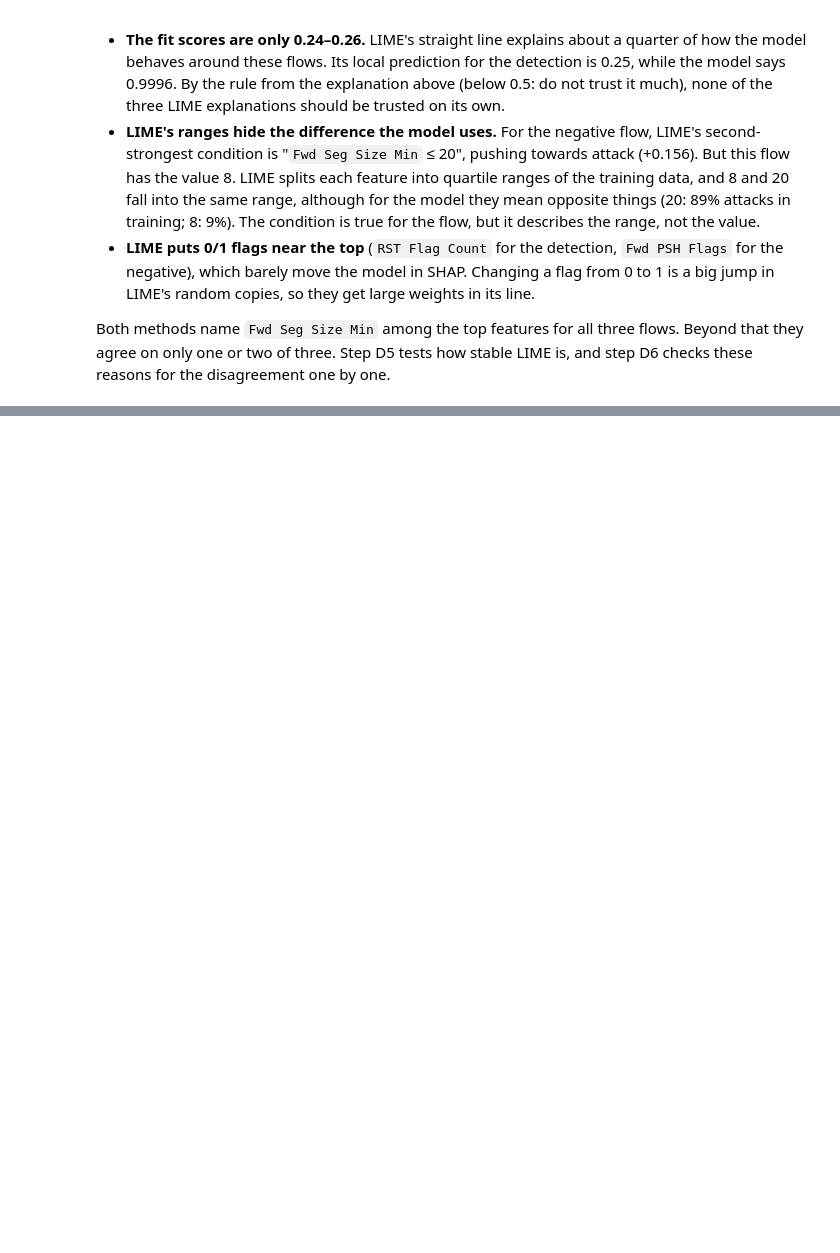
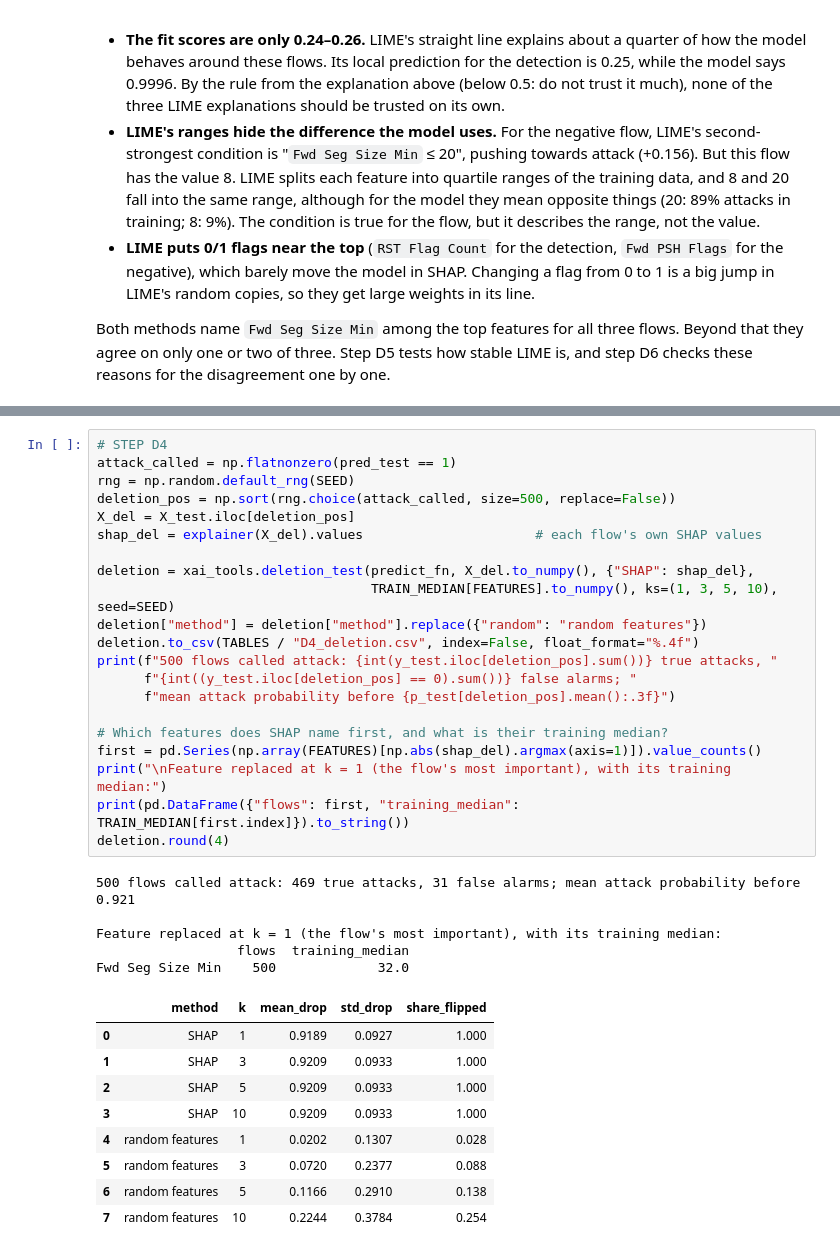
Before and after one commit to steve-nt/AI-for-Cybersecurity-Final-Mini-Project, a Jupyter notebook: parts/30_explanation.ipynb, the cells around one changed output, grey strips where cells are left out. Cells and saved outputs as stored; diff of their text form; blank space fills up the shorter version.

```diff
--- a/parts/30_explanation.ipynb
+++ b/parts/30_explanation.ipynb
@@ -435,0 +452,36 @@ disagreement one by one.
+# %%
+# STEP D4
+attack_called = np.flatnonzero(pred_test == 1)
+rng = np.random.default_rng(SEED)
+deletion_pos = np.sort(rng.choice(attack_called, size=500, replace=False))
+X_del = X_test.iloc[deletion_pos]
+shap_del = explainer(X_del).values                      # each flow's own SHAP values
+
+deletion = xai_tools.deletion_test(predict_fn, X_del.to_numpy(), {"SHAP": shap_del},
+                                   TRAIN_MEDIAN[FEATURES].to_numpy(), ks=(1, 3, 5, 10), seed=SEED)
+deletion["method"] = deletion["method"].replace({"random": "random features"})
+deletion.to_csv(TABLES / "D4_deletion.csv", index=False, float_format="%.4f")
+print(f"500 flows called attack: {int(y_test.iloc[deletion_pos].sum())} true attacks, "
+      f"{int((y_test.iloc[deletion_pos] == 0).sum())} false alarms; "
+      f"mean attack probability before {p_test[deletion_pos].mean():.3f}")
+
+# Which features does SHAP name first, and what is their training median?
+first = pd.Series(np.array(FEATURES)[np.abs(shap_del).argmax(axis=1)]).value_counts()
+print("\nFeature replaced at k = 1 (the flow's most important), with its training median:")
+print(pd.DataFrame({"flows": first, "training_median": TRAIN_MEDIAN[first.index]}).to_string())
+deletion.round(4)
+# %% [output]
+500 flows called attack: 469 true attacks, 31 false alarms; mean attack probability before 0.921
+
+Feature replaced at k = 1 (the flow's most important), with its training median:
+                  flows  training_median
+Fwd Seg Size Min    500             32.0
+|  | method | k | mean_drop | std_drop | share_flipped |
+| 0 | SHAP | 1 | 0.9189 | 0.0927 | 1.000 |
+| 1 | SHAP | 3 | 0.9209 | 0.0933 | 1.000 |
+| 2 | SHAP | 5 | 0.9209 | 0.0933 | 1.000 |
+| 3 | SHAP | 10 | 0.9209 | 0.0933 | 1.000 |
+| 4 | random features | 1 | 0.0202 | 0.1307 | 0.028 |
+| 5 | random features | 3 | 0.0720 | 0.2377 | 0.088 |
+| 6 | random features | 5 | 0.1166 | 0.2910 | 0.138 |
+| 7 | random features | 10 | 0.2244 | 0.3784 | 0.254 |
```
Also changed, not shown: parts of 5 cells of this notebook, 5 other files.
